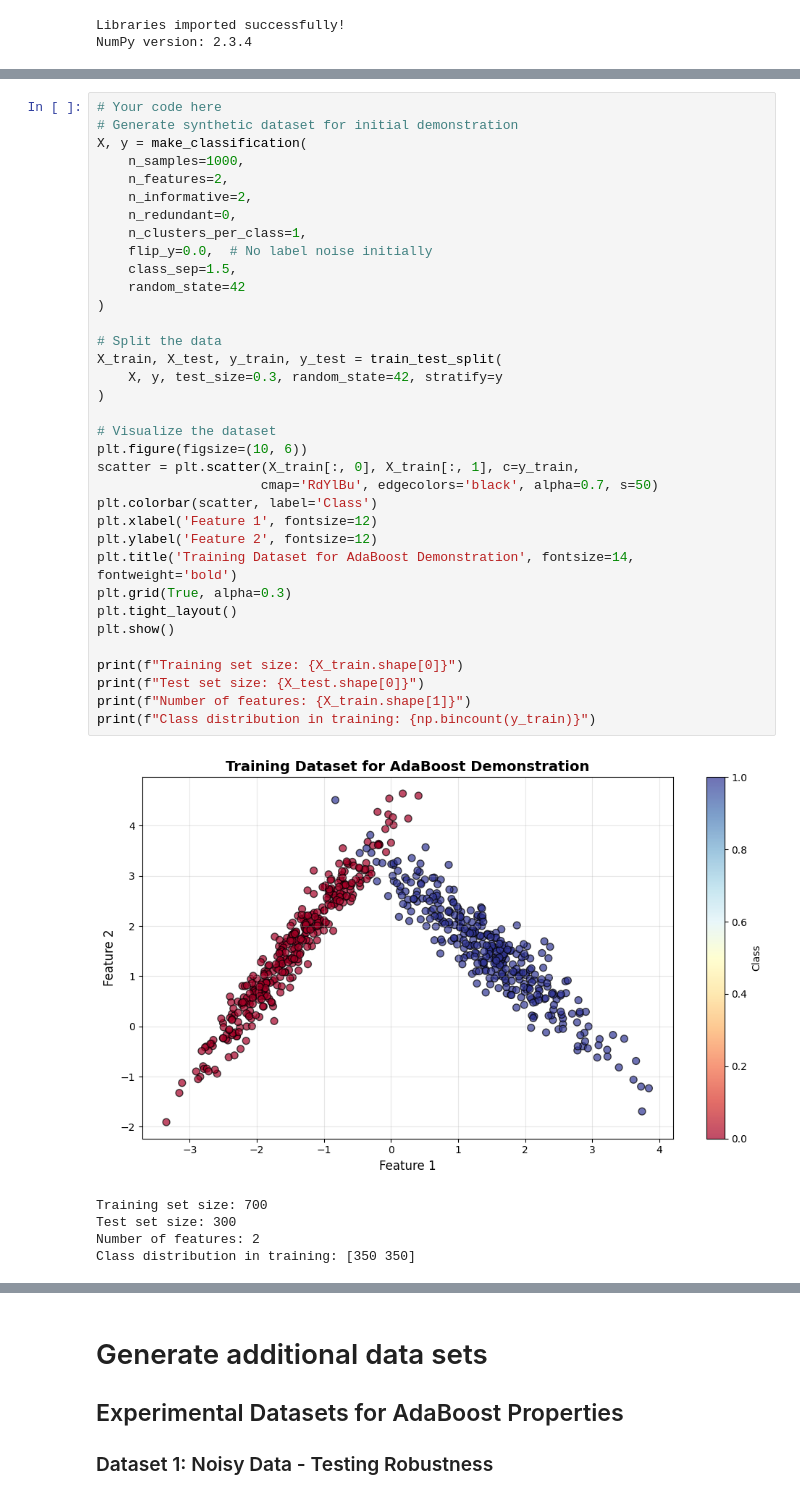
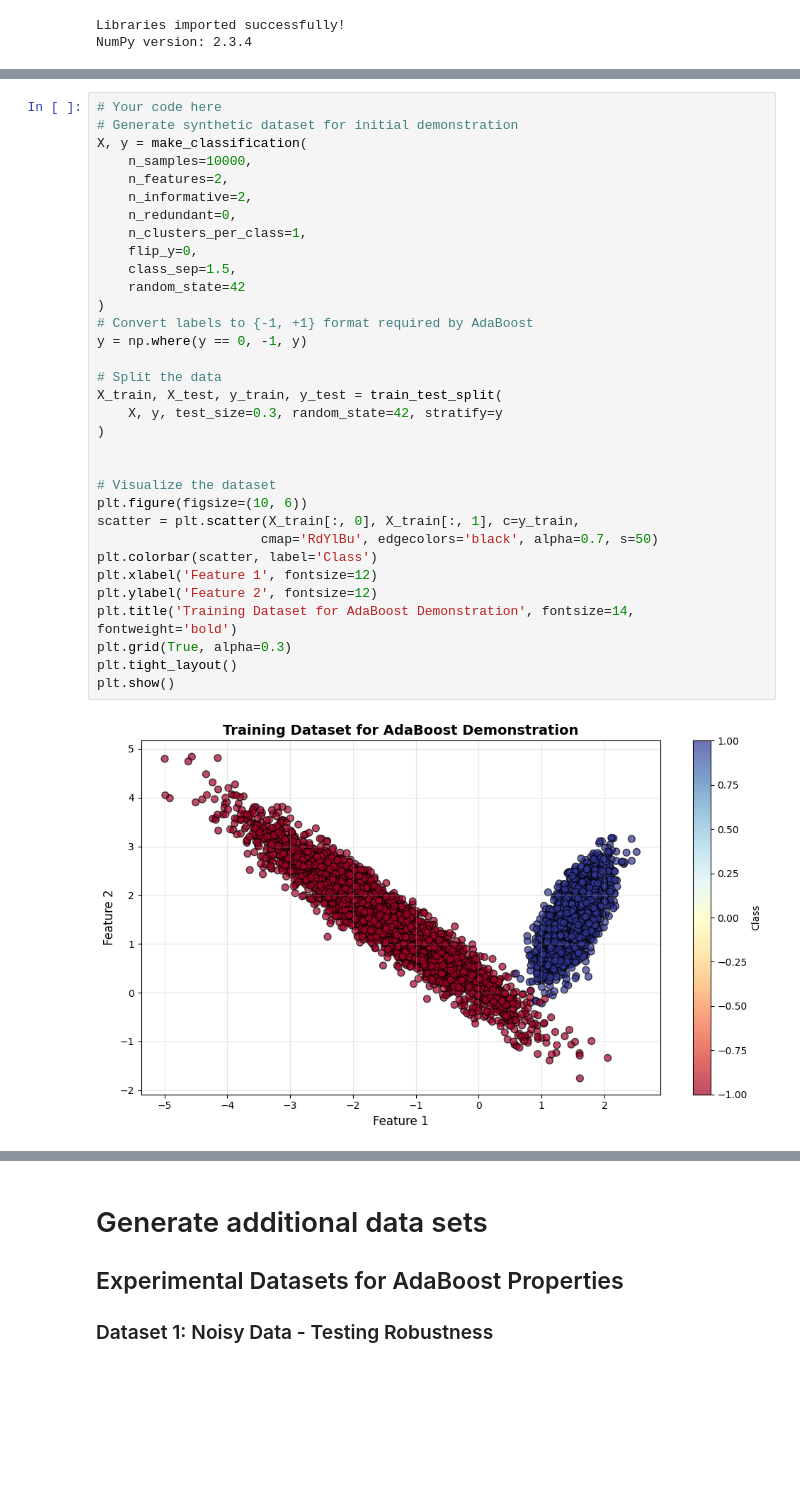
Before and after one commit to Yaligal12/Advanced-Machine-Learning, a Jupyter notebook: hw2_206910333_209207380_208082735/HW2_Boosting.ipynb, the cells around one changed output, grey strips where cells are left out. Cells and saved outputs as stored; diff of their text form; blank space fills up the shorter version.

```diff
--- a/hw2_206910333_209207380_208082735/HW2_Boosting.ipynb
+++ b/hw2_206910333_209207380_208082735/HW2_Boosting.ipynb
@@ -342,41 +255,35 @@ We generate a synthetic dataset with the following properties:
 # %%
 # Your code here
 # Generate synthetic dataset for initial demonstration
 X, y = make_classification(
-    n_samples=1000,
+    n_samples=10000,
     n_features=2,
     n_informative=2,
     n_redundant=0,
     n_clusters_per_class=1,
-    flip_y=0.0,  # No label noise initially
+    flip_y=0,
     class_sep=1.5,
     random_state=42
 )
+# Convert labels to {-1, +1} format required by AdaBoost
+y = np.where(y == 0, -1, y)
 
 # Split the data
 X_train, X_test, y_train, y_test = train_test_split(
     X, y, test_size=0.3, random_state=42, stratify=y
 )
+
 
 # Visualize the dataset
 plt.figure(figsize=(10, 6))
 scatter = plt.scatter(X_train[:, 0], X_train[:, 1], c=y_train,
                      cmap='RdYlBu', edgecolors='black', alpha=0.7, s=50)
 plt.colorbar(scatter, label='Class')
 plt.xlabel('Feature 1', fontsize=12)
 plt.ylabel('Feature 2', fontsize=12)
 plt.title('Training Dataset for AdaBoost Demonstration', fontsize=14, fontweight='bold')
 plt.grid(True, alpha=0.3)
 plt.tight_layout()
 plt.show()
-
-print(f"Training set size: {X_train.shape[0]}")
-print(f"Test set size: {X_test.shape[0]}")
-print(f"Number of features: {X_train.shape[1]}")
-print(f"Class distribution in training: {np.bincount(y_train)}")
 # %% [output]
-[figure, old version]
+[figure, new version]
-Training set size: 700
-Test set size: 300
-Number of features: 2
-Class distribution in training: [350 350]
```
Also changed, not shown: parts of 14 cells of this notebook.
